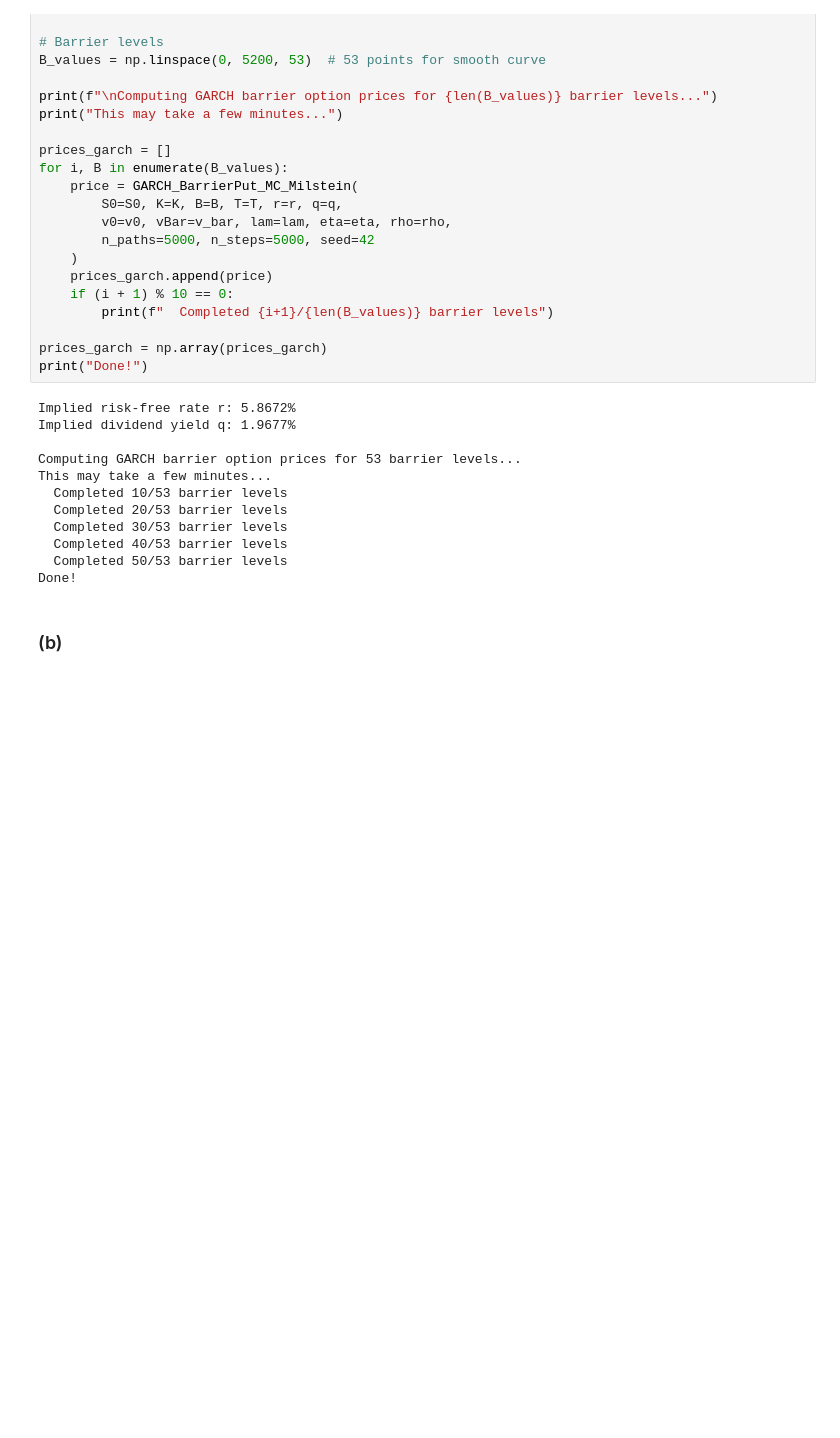
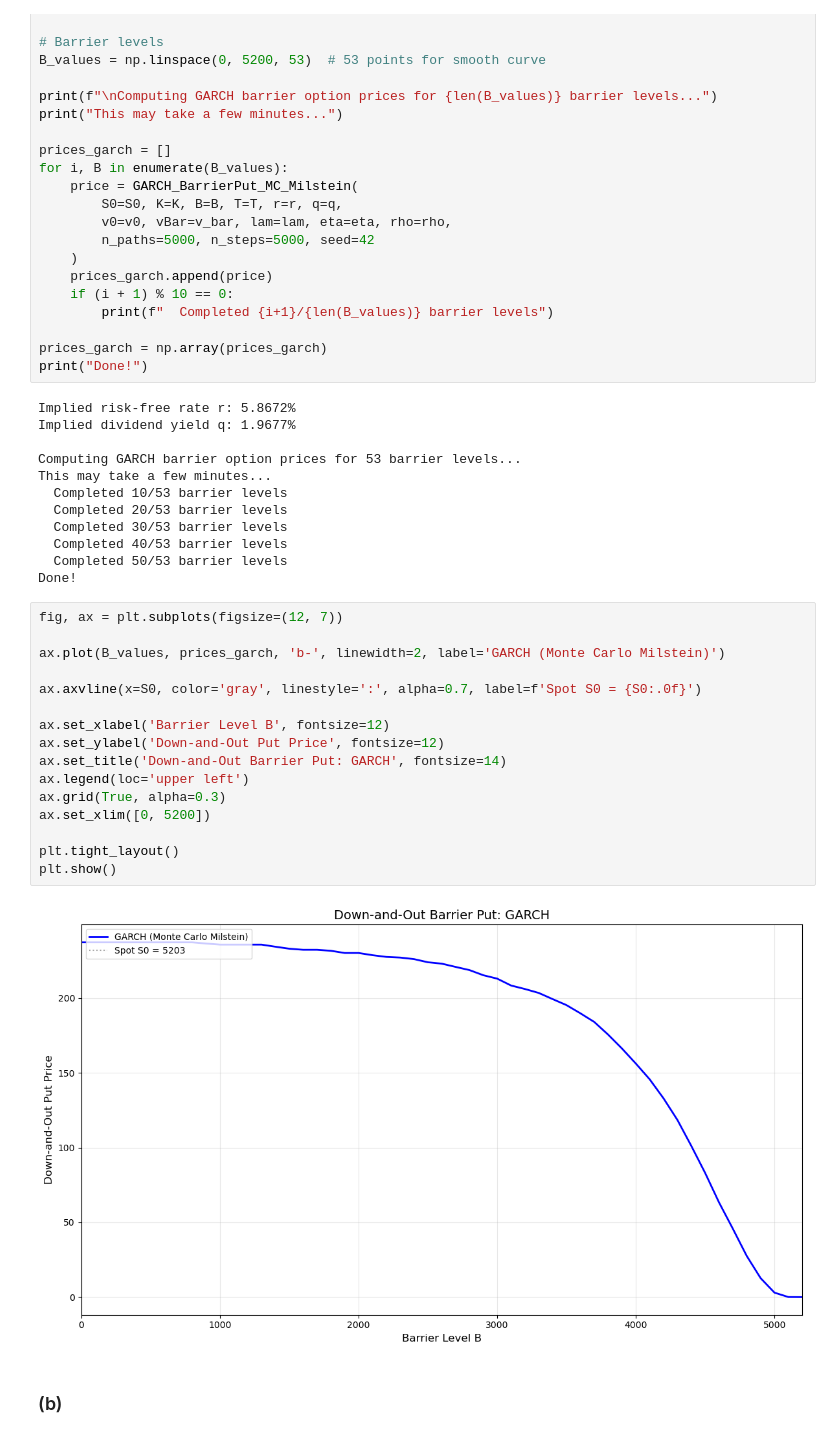
Before and after one commit to CarlottaSeal/ADM-hw4, a Jupyter notebook: hw4-v2.ipynb, the cells around one changed output. Drawn from its saved outputs; the diff is of its cells as text; blank space fills up the shorter version.

```diff
--- a/hw4-v2.ipynb
+++ b/hw4-v2.ipynb
@@ -647,6 +859,24 @@ This may take a few minutes...
   Completed 40/53 barrier levels
   Completed 50/53 barrier levels
 Done!
+# %%
+fig, ax = plt.subplots(figsize=(12, 7))
+
+ax.plot(B_values, prices_garch, 'b-', linewidth=2, label='GARCH (Monte Carlo Milstein)')
+
+ax.axvline(x=S0, color='gray', linestyle=':', alpha=0.7, label=f'Spot S0 = {S0:.0f}')
+
+ax.set_xlabel('Barrier Level B', fontsize=12)
+ax.set_ylabel('Down-and-Out Put Price', fontsize=12)
+ax.set_title('Down-and-Out Barrier Put: GARCH', fontsize=14)
+ax.legend(loc='upper left')
+ax.grid(True, alpha=0.3)
+ax.set_xlim([0, 5200])
+
+plt.tight_layout()
+plt.show()
+# %% [output]
+[figure, added]
 # %% [markdown]
 ### (b)
 # %%
```
Also changed, not shown: parts of 13 cells of this notebook, 8 other files.
